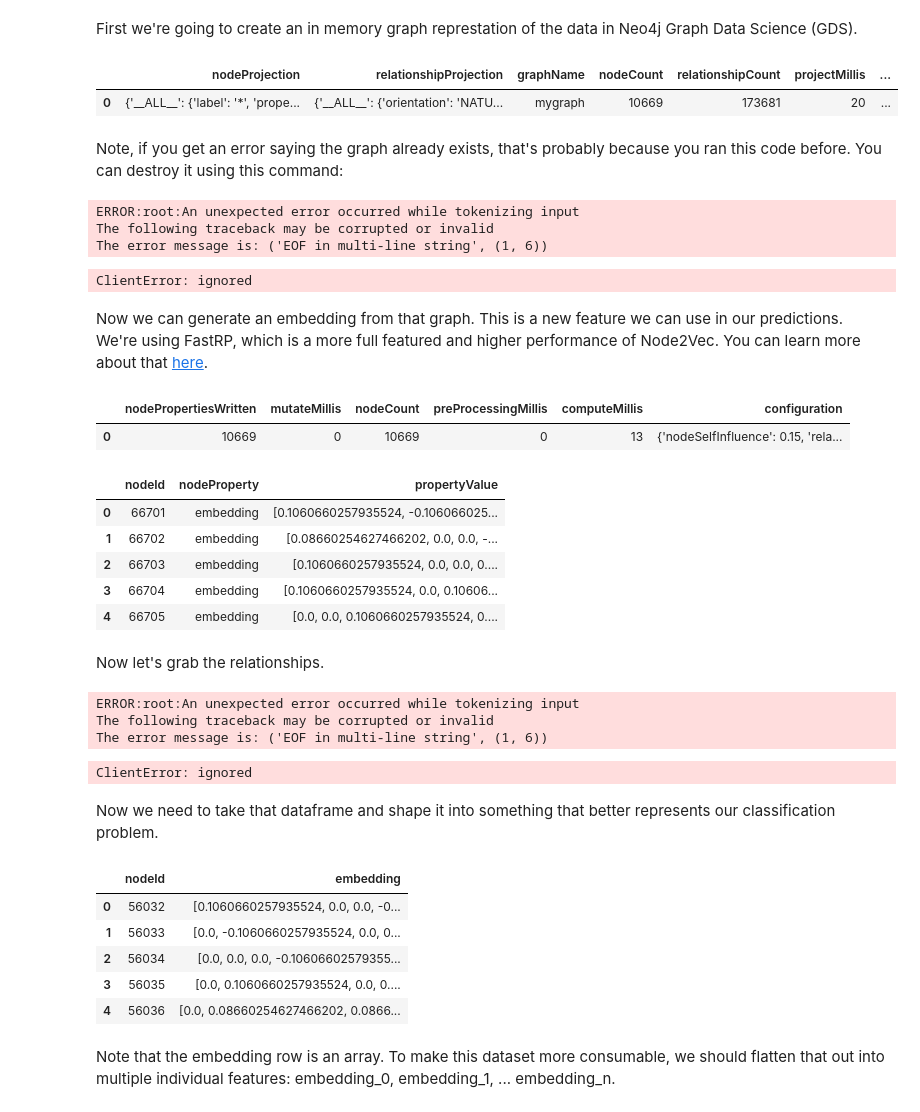
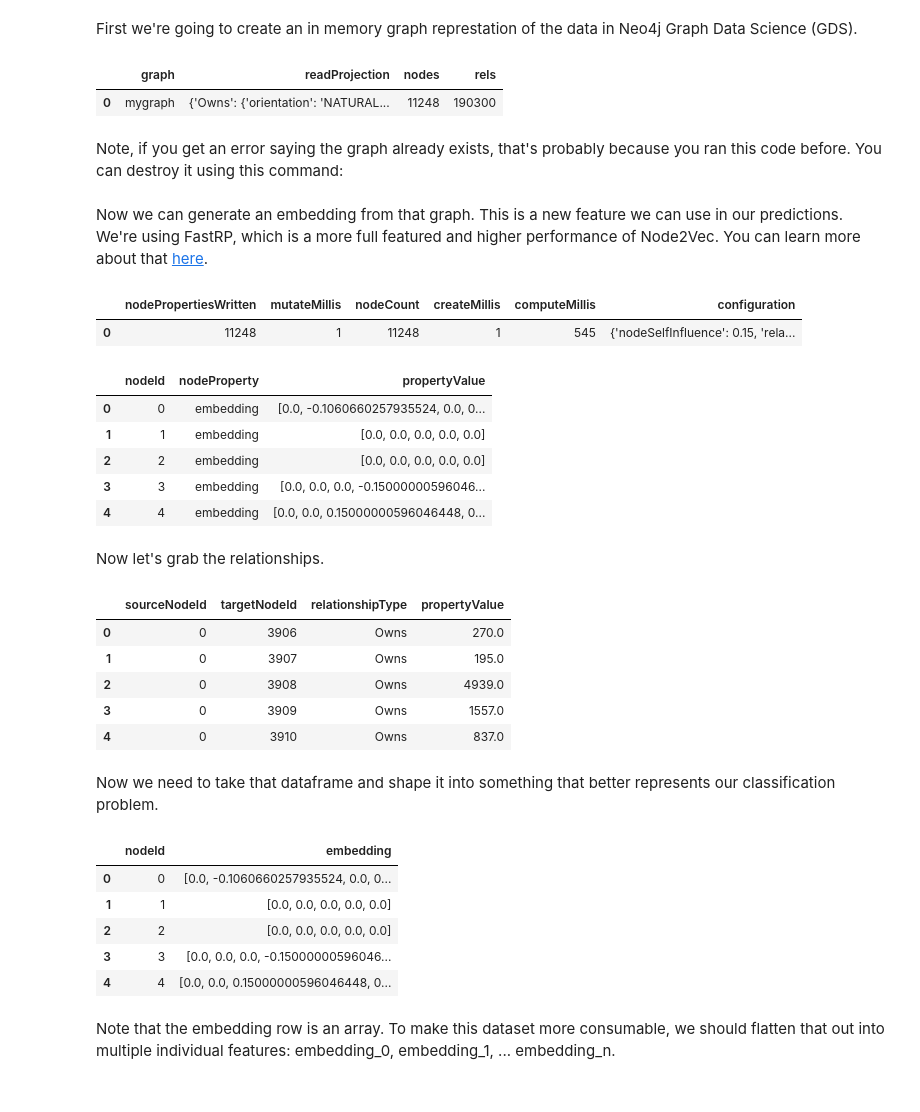
Before and after one commit to neo4j-partners/hands-on-lab-neo4j-and-vertex-ai, a Jupyter notebook: Lab 5 - Graph Data Science/embedding.ipynb, the cells around one changed output. Saved outputs shown, nothing was run; the diff lists cells and outputs as text; code cells hidden in the pictures.

```diff
--- a/Lab 5 - Graph Data Science/embedding.ipynb
+++ b/Lab 5 - Graph Data Science/embedding.ipynb
@@ -16,9 +16,9 @@ You'll need to enter the credentials from your Neo4j instance below.
 
 The default DB_NAME is always neo4j.
 # %%
-DB_URL = "neo4j+s://638c0d30.databases.neo4j.io"
+DB_URL = "neo4j://ec2-44-202-197-32.compute-1.amazonaws.com:7687"
 DB_USER = "neo4j"
-DB_PASS = "LCrbaVYV4tPrlFiO6mkg6IlhLqNTLVHEUSm0RMqACwQ"
+DB_PASS = "foo123"
 DB_NAME = "neo4j"
 # %%
 import pandas as pd
@@ -30,35 +30,35 @@ First we're going to create an in memory graph represtation of the data in Neo4j
 # %%
 with driver.session(database=DB_NAME) as session:
   result = session.read_transaction(
     lambda tx: tx.run(
       """
-CALL gds.graph.project(
-  'graph',
+CALL gds.graph.create(
+  'mygraph',
   {
     Company: {},
     Manager: {}
   },
   {
     Owns: {
       properties: {
         shares: {property:'shares', defaultValue:0},
         value: {property:'value', defaultValue: 0}
       }
     }
    }
 )
 YIELD
   graphName AS graph,
   relationshipProjection AS readProjection,
   nodeCount AS nodes,
   relationshipCount AS rels      """
     ).data()
   )
 df = pd.DataFrame(result)
 display(df)
 # %% [output]
-|  | nodeProjection | relationshipProjection | graphName | nodeCount | relationshipCount | projectMillis | ... |
-| 0 | {'__ALL__': {'label': '*', 'prope... | {'__ALL__': {'orientation': 'NATU... | mygraph | 10669 | 173681 | 20 | ... |
+|  | graph | readProjection | nodes | rels |
+| 0 | mygraph | {'Owns': {'orientation': 'NATURAL... | 11248 | 190300 |
 # %% [markdown]
 Note, if you get an error saying the graph already exists, that's probably because you ran this code before. You can destroy it using this command:
 # %%
@@ -70,11 +70,6 @@ with driver.session(database=DB_NAME) as session:
       """
     ).data()
   )
-# %% [output]
-ERROR:root:An unexpected error occurred while tokenizing input
-The following traceback may be corrupted or invalid
-The error message is: ('EOF in multi-line string', (1, 6))
-ClientError: ignored
 # %% [markdown]
 Now we can generate an embedding from that graph. This is a new feature we can use in our predictions. We're using FastRP, which is a more full featured and higher performance of Node2Vec. You can learn more about that [here](https://neo4j.com/docs/graph-data-science/current/algorithms/fastrp/).
 # %%
@@ -95,8 +90,8 @@ with driver.session(database=DB_NAME) as session:
 df = pd.DataFrame(result)
 display(df)
 # %% [output]
-|  | nodePropertiesWritten | mutateMillis | nodeCount | preProcessingMillis | computeMillis | configuration |
-| 0 | 10669 | 0 | 10669 | 0 | 13 | {'nodeSelfInfluence': 0.15, 'rela... |
+|  | nodePropertiesWritten | mutateMillis | nodeCount | createMillis | computeMillis | configuration |
+| 0 | 11248 | 1 | 11248 | 1 | 545 | {'nodeSelfInfluence': 0.15, 'rela... |
 # %%
 with driver.session(database=DB_NAME) as session:
   result = session.read_transaction(
@@ -113,11 +108,11 @@ df = pd.DataFrame(result)
 df.head()
 # %% [output]
 |  | nodeId | nodeProperty | propertyValue |
-| 0 | 66701 | embedding | [0.1060660257935524, -0.106066025... |
-| 1 | 66702 | embedding | [0.08660254627466202, 0.0, 0.0, -... |
-| 2 | 66703 | embedding | [0.1060660257935524, 0.0, 0.0, 0.... |
-| 3 | 66704 | embedding | [0.1060660257935524, 0.0, 0.10606... |
-| 4 | 66705 | embedding | [0.0, 0.0, 0.1060660257935524, 0.... |
+| 0 | 0 | embedding | [0.0, -0.1060660257935524, 0.0, 0... |
+| 1 | 1 | embedding | [0.0, 0.0, 0.0, 0.0, 0.0] |
+| 2 | 2 | embedding | [0.0, 0.0, 0.0, 0.0, 0.0] |
+| 3 | 3 | embedding | [0.0, 0.0, 0.0, -0.15000000596046... |
+| 4 | 4 | embedding | [0.0, 0.0, 0.15000000596046448, 0... |
 # %% [markdown]
 Now let's grab the relationships.
 # %%
@@ -135,10 +130,12 @@ with driver.session(database=DB_NAME) as session:
 df2 = pd.DataFrame(result)
 df2.head()
 # %% [output]
-ERROR:root:An unexpected error occurred while tokenizing input
-The following traceback may be corrupted or invalid
-The error message is: ('EOF in multi-line string', (1, 6))
-ClientError: ignored
+|  | sourceNodeId | targetNodeId | relationshipType | propertyValue |
+| 0 | 0 | 3906 | Owns | 270.0 |
+| 1 | 0 | 3907 | Owns | 195.0 |
+| 2 | 0 | 3908 | Owns | 4939.0 |
+| 3 | 0 | 3909 | Owns | 1557.0 |
+| 4 | 0 | 3910 | Owns | 837.0 |
 # %% [markdown]
 Now we need to take that dataframe and shape it into something that better represents our classification problem.
 # %%
@@ -148,11 +145,11 @@ x.columns.name = None
 x.head()
 # %% [output]
 |  | nodeId | embedding |
-| 0 | 56032 | [0.1060660257935524, 0.0, 0.0, -0... |
-| 1 | 56033 | [0.0, -0.1060660257935524, 0.0, 0... |
-| 2 | 56034 | [0.0, 0.0, 0.0, -0.10606602579355... |
-| 3 | 56035 | [0.0, 0.1060660257935524, 0.0, 0.... |
-| 4 | 56036 | [0.0, 0.08660254627466202, 0.0866... |
+| 0 | 0 | [0.0, -0.1060660257935524, 0.0, 0... |
+| 1 | 1 | [0.0, 0.0, 0.0, 0.0, 0.0] |
+| 2 | 2 | [0.0, 0.0, 0.0, 0.0, 0.0] |
+| 3 | 3 | [0.0, 0.0, 0.0, -0.15000000596046... |
+| 4 | 4 | [0.0, 0.0, 0.15000000596046448, 0... |
 # %% [markdown]
 Note that the embedding row is an array. To make this dataset more consumable, we should flatten that out into multiple individual features: embedding_0, embedding_1, ... embedding_n.
 # %%
```
Also changed, not shown: parts of 2 cells of this notebook, 5 other files.
